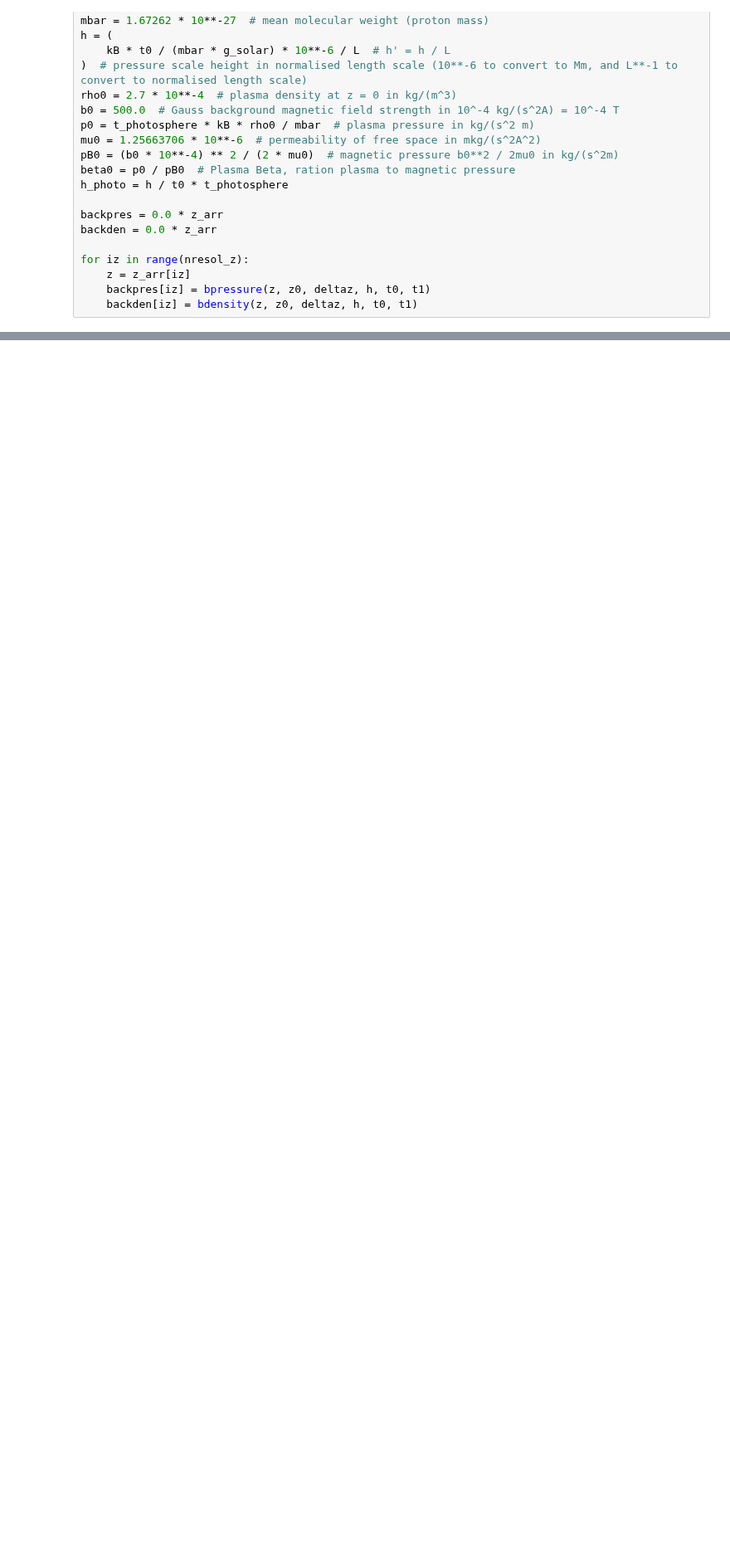
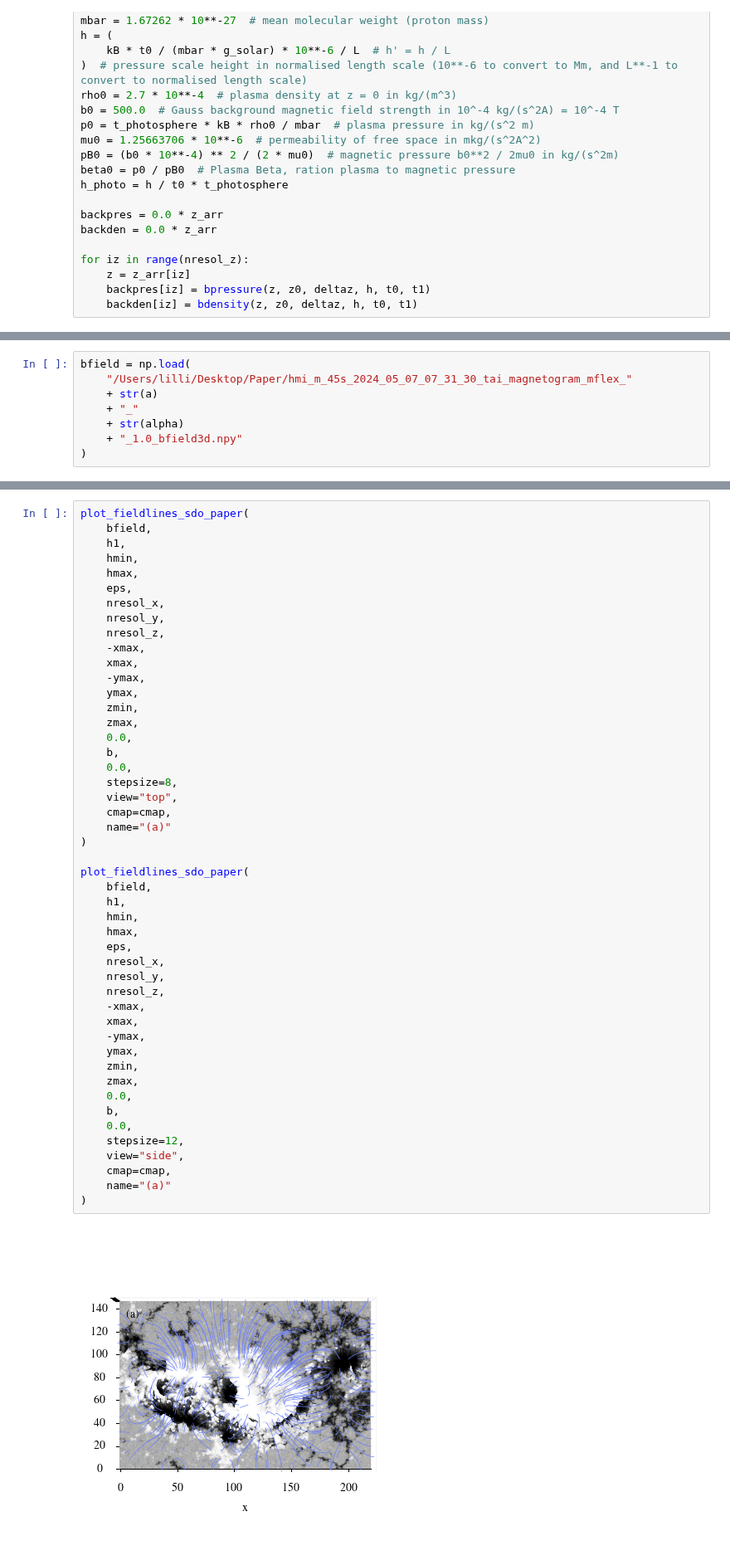
Before and after one commit to LMNadol/mflex, a Jupyter notebook: notebooks/paper.ipynb, the cells around one changed output, grey strips where cells are left out. Shown at 83% size. Drawn from its saved outputs; the diff is of its cells as text; blank space fills up the shorter version.

Commit message:
fixed msat fieldline3d

```diff
--- a/notebooks/paper.ipynb
+++ b/notebooks/paper.ipynb
@@ -2562,0 +2957,8 @@ plot_fieldlines_soar_paper_zoom(
+# %%
+bfield = np.load(
+    "/Users/lilli/Desktop/Paper/hmi_m_45s_2024_05_07_07_31_30_tai_magnetogram_mflex_"
+    + str(a)
+    + "_"
+    + str(alpha)
+    + "_1.0_bfield3d.npy"
+)
@@ -2562,0 +3031,50 @@ plot_fieldlines_soar_paper_zoom(
+# %%
+plot_fieldlines_sdo_paper(
+    bfield,
+    h1,
+    hmin,
+    hmax,
+    eps,
+    nresol_x,
+    nresol_y,
+    nresol_z,
+    -xmax,
+    xmax,
+    -ymax,
+    ymax,
+    zmin,
+    zmax,
+    0.0,
+    b,
+    0.0,
+    stepsize=8,
+    view="top",
+    cmap=cmap,
+    name="(a)"
+)
+
+plot_fieldlines_sdo_paper(
+    bfield,
+    h1,
+    hmin,
+    hmax,
+    eps,
+    nresol_x,
+    nresol_y,
+    nresol_z,
+    -xmax,
+    xmax,
+    -ymax,
+    ymax,
+    zmin,
+    zmax,
+    0.0,
+    b,
+    0.0,
+    stepsize=12,
+    view="side",
+    cmap=cmap,
+    name="(a)"
+)
+# %% [output]
+[figure, added]
```
Also changed, not shown: parts of 65 cells of this notebook, 5 other files.
